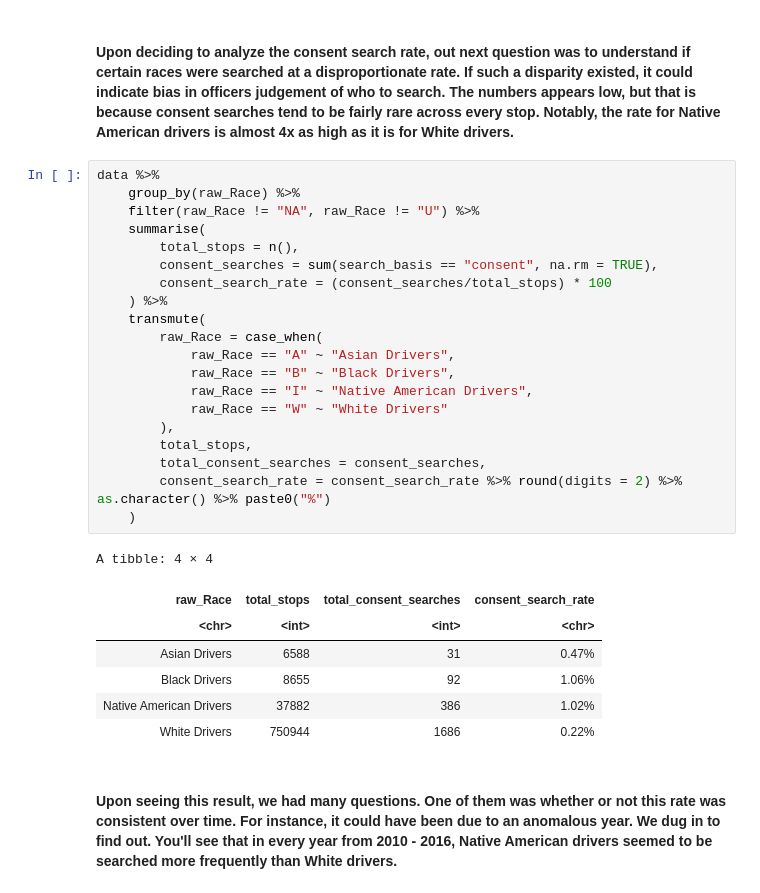
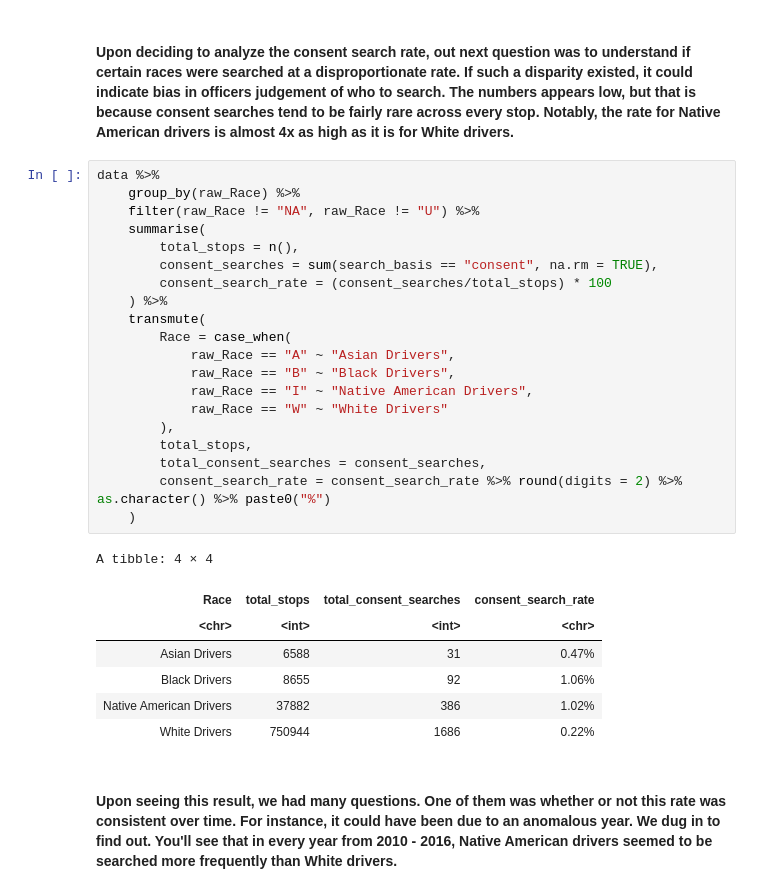
Before and after one commit to mattkiefer/biglocalpolicing, a Jupyter notebook: white_paper.ipynb, the cells around one changed output. Cells and saved outputs as stored; diff of their text form.

```diff
--- a/white_paper.ipynb
+++ b/white_paper.ipynb
@@ -104,26 +130,26 @@ A tibble: 5 × 2
 # %%
 data %>%
     group_by(raw_Race) %>%
     filter(raw_Race != "NA", raw_Race != "U") %>%
     summarise(
         total_stops = n(),
         consent_searches = sum(search_basis == "consent", na.rm = TRUE),
         consent_search_rate = (consent_searches/total_stops) * 100
     ) %>%
     transmute(
-        raw_Race = case_when(
+        Race = case_when(
             raw_Race == "A" ~ "Asian Drivers",
             raw_Race == "B" ~ "Black Drivers",
             raw_Race == "I" ~ "Native American Drivers",
             raw_Race == "W" ~ "White Drivers"
         ),
         total_stops,
         total_consent_searches = consent_searches,
         consent_search_rate = consent_search_rate %>% round(digits = 2) %>% as.character() %>% paste0("%")
     )
 # %% [output]
 A tibble: 4 × 4
-| raw_Race | total_stops | total_consent_searches | consent_search_rate |
+| Race | total_stops | total_consent_searches | consent_search_rate |
 | <chr> | <int> | <int> | <chr> |
 | Asian Drivers | 6588 | 31 | 0.47% |
 | Black Drivers | 8655 | 92 | 1.06% |
```
Also changed, not shown: parts of 10 cells of this notebook.
